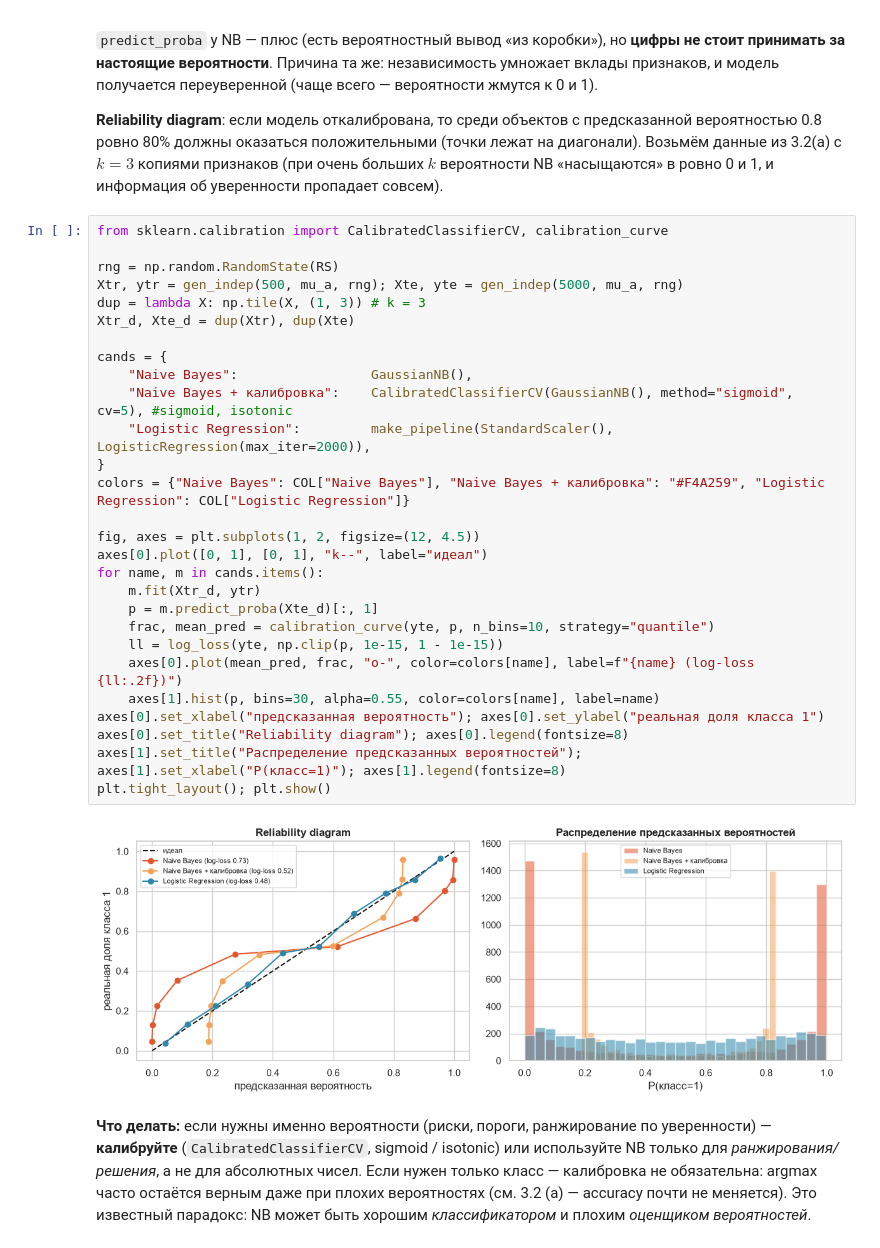
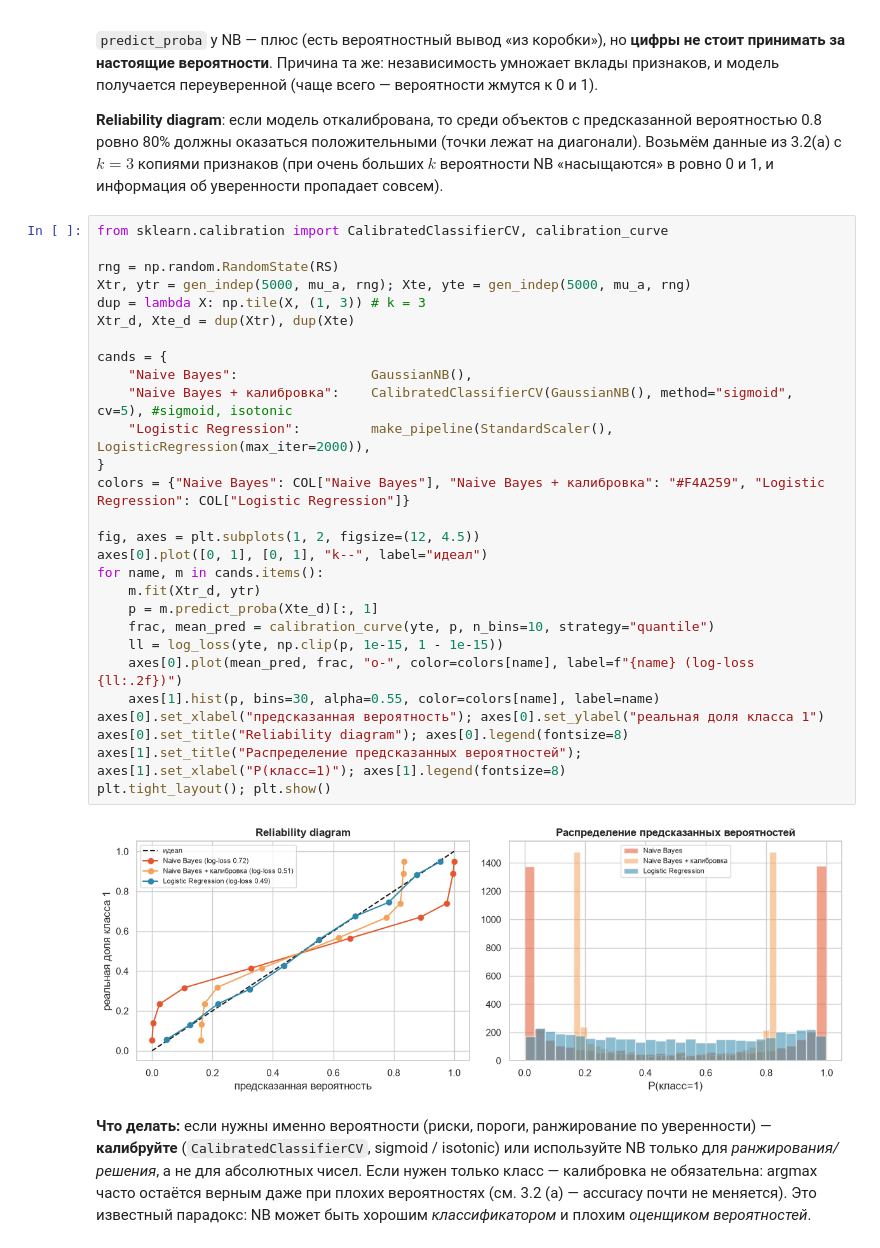
Before and after one commit to BinGoJr/Naive-Bayes, a Jupyter notebook: NaiveBayes.ipynb, the cells around one changed output. Cells and saved outputs as stored; diff of their text form.

```diff
--- a/NaiveBayes.ipynb
+++ b/NaiveBayes.ipynb
@@ -253,33 +253,33 @@ plt.tight_layout(); plt.show()
 # %%
 from sklearn.calibration import CalibratedClassifierCV, calibration_curve
 
 rng = np.random.RandomState(RS)
-Xtr, ytr = gen_indep(500, mu_a, rng); Xte, yte = gen_indep(5000, mu_a, rng)
+Xtr, ytr = gen_indep(5000, mu_a, rng); Xte, yte = gen_indep(5000, mu_a, rng)
 dup = lambda X: np.tile(X, (1, 3)) # k = 3
 Xtr_d, Xte_d = dup(Xtr), dup(Xte)
 
 cands = {
     "Naive Bayes":                 GaussianNB(),
     "Naive Bayes + калибровка":    CalibratedClassifierCV(GaussianNB(), method="sigmoid", cv=5), #sigmoid, isotonic
     "Logistic Regression":         make_pipeline(StandardScaler(), LogisticRegression(max_iter=2000)),
 }
 colors = {"Naive Bayes": COL["Naive Bayes"], "Naive Bayes + калибровка": "#F4A259", "Logistic Regression": COL["Logistic Regression"]}
 
 fig, axes = plt.subplots(1, 2, figsize=(12, 4.5))
 axes[0].plot([0, 1], [0, 1], "k--", label="идеал")
 for name, m in cands.items():
     m.fit(Xtr_d, ytr)
     p = m.predict_proba(Xte_d)[:, 1]
     frac, mean_pred = calibration_curve(yte, p, n_bins=10, strategy="quantile")
     ll = log_loss(yte, np.clip(p, 1e-15, 1 - 1e-15))
     axes[0].plot(mean_pred, frac, "o-", color=colors[name], label=f"{name} (log-loss {ll:.2f})")
     axes[1].hist(p, bins=30, alpha=0.55, color=colors[name], label=name)
 axes[0].set_xlabel("предсказанная вероятность"); axes[0].set_ylabel("реальная доля класса 1")
 axes[0].set_title("Reliability diagram"); axes[0].legend(fontsize=8)
 axes[1].set_title("Распределение предсказанных вероятностей"); axes[1].set_xlabel("P(класс=1)"); axes[1].legend(fontsize=8)
 plt.tight_layout(); plt.show()
 # %% [output]
-[figure, old version]
+[figure, new version]
 # %% [markdown]
 **Что делать:** если нужны именно вероятности (риски, пороги, ранжирование по уверенности) — **калибруйте** (`CalibratedClassifierCV`, sigmoid / isotonic) или используйте NB только для *ранжирования/решения*, а не для абсолютных чисел. Если нужен только класс — калибровка не обязательна: argmax часто остаётся верным даже при плохих вероятностях (см. 3.2 (а) — accuracy почти не меняется). Это известный парадокс: NB может быть хорошим *классификатором* и плохим *оценщиком вероятностей*.
 # %% [markdown]
```
Also changed, not shown: parts of 9 cells of this notebook, 2 other files.
